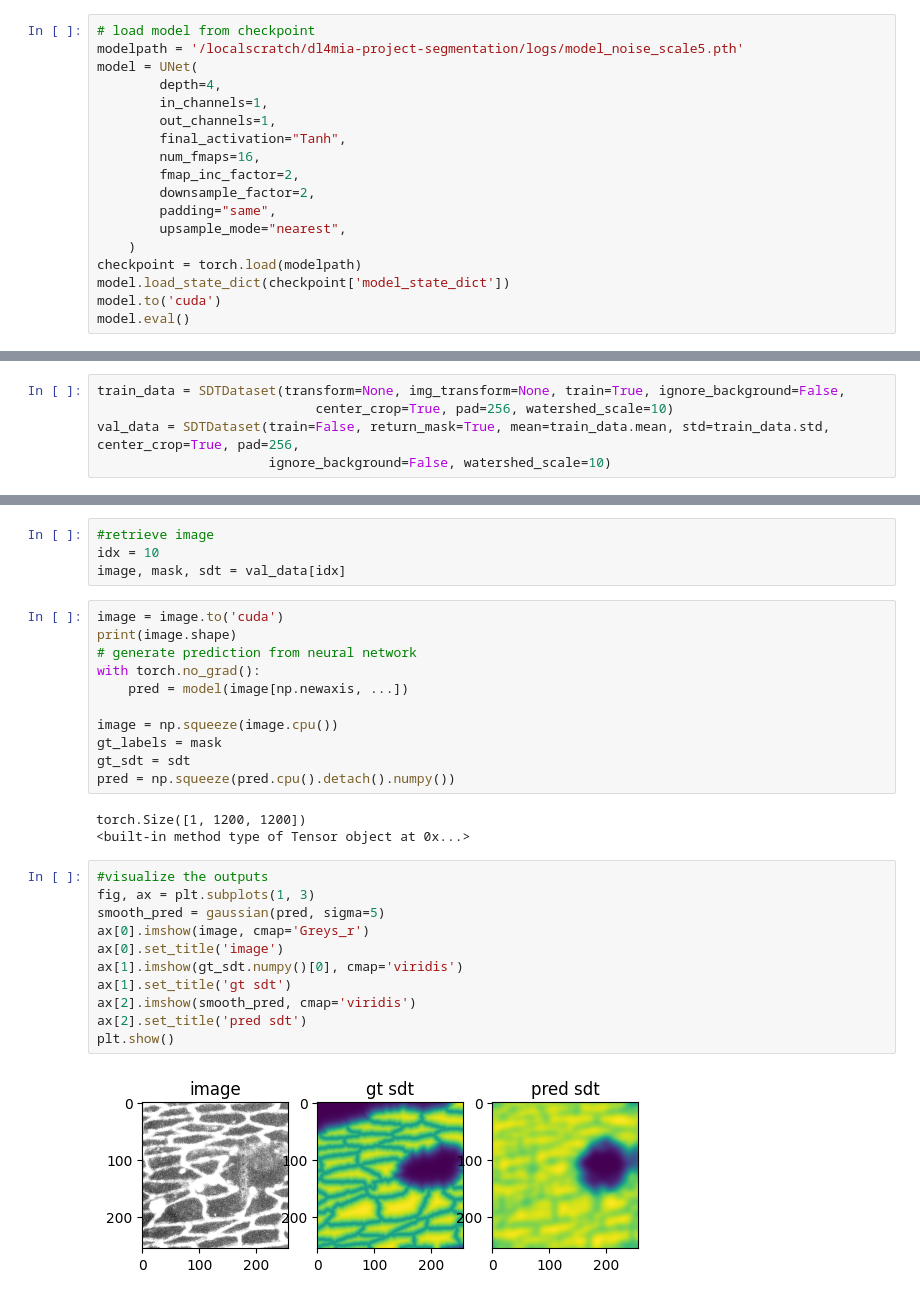
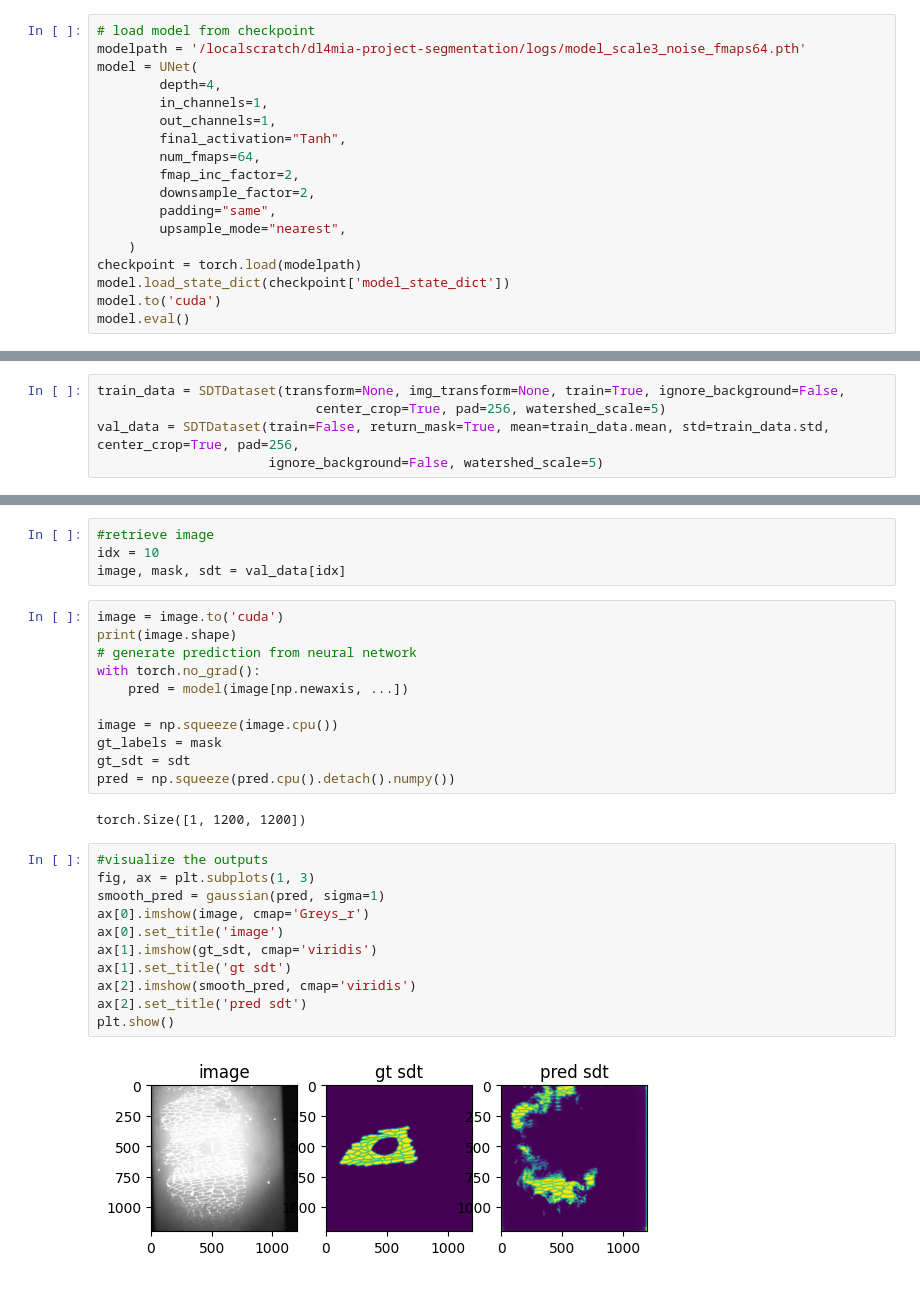
Before and after one commit to veegalinova/dl4mia-project-MEMEbrane, a Jupyter notebook: src/evaluation_visualization.ipynb, the cells around one changed output, grey strips where cells are left out. Drawn from its saved outputs; the diff is of its cells as text.

```diff
--- a/src/evaluation_visualization.ipynb
+++ b/src/evaluation_visualization.ipynb
@@ -16,13 +16,13 @@ import tifffile
 from data_processing import compute_sdt
 # %%
 # load model from checkpoint
-modelpath = '/localscratch/dl4mia-project-segmentation/logs/model_noise_scale5.pth'
+modelpath = '/localscratch/dl4mia-project-segmentation/logs/model_scale3_noise_fmaps64.pth'
 model = UNet(
         depth=4,
         in_channels=1,
         out_channels=1,
         final_activation="Tanh",
-        num_fmaps=16,
+        num_fmaps=64,
         fmap_inc_factor=2,
         downsample_factor=2,
         padding="same",
@@ -52,9 +52,9 @@ UNet(
 )
 # %%
 train_data = SDTDataset(transform=None, img_transform=None, train=True, ignore_background=False,
-                            center_crop=True, pad=256, watershed_scale=10)
+                            center_crop=True, pad=256, watershed_scale=5)
 val_data = SDTDataset(train=False, return_mask=True, mean=train_data.mean, std=train_data.std, center_crop=True, pad=256,
-                      ignore_background=False, watershed_scale=10)
+                      ignore_background=False, watershed_scale=5)
 # %%
 im_path = "/group/dl4miacourse/projects/membrane/ecad_gfp/20240408_embryo_1/max_project_NG-ILE-C488-mp.tif"
 mask_path = "/group/dl4miacourse/projects/membrane/ecad_gfp/20240408_embryo_1/cell_mesh_mask.tif"
@@ -90,20 +90,19 @@ gt_sdt = sdt
 pred = np.squeeze(pred.cpu().detach().numpy())
 # %% [output]
 torch.Size([1, 1200, 1200])
-<built-in method type of Tensor object at 0x...>
 # %%
 #visualize the outputs
 fig, ax = plt.subplots(1, 3)
-smooth_pred = gaussian(pred, sigma=5)
+smooth_pred = gaussian(pred, sigma=1)
 ax[0].imshow(image, cmap='Greys_r')
 ax[0].set_title('image')
-ax[1].imshow(gt_sdt.numpy()[0], cmap='viridis')
+ax[1].imshow(gt_sdt, cmap='viridis')
 ax[1].set_title('gt sdt')
 ax[2].imshow(smooth_pred, cmap='viridis')
 ax[2].set_title('pred sdt')
 plt.show()
 # %% [output]
-[figure, old version]
+[figure, new version]
 # %%
 #visualize the outputs
 fig, ax = plt.subplots(1, 3)
```
Also changed, not shown: parts of 7 cells of this notebook.
